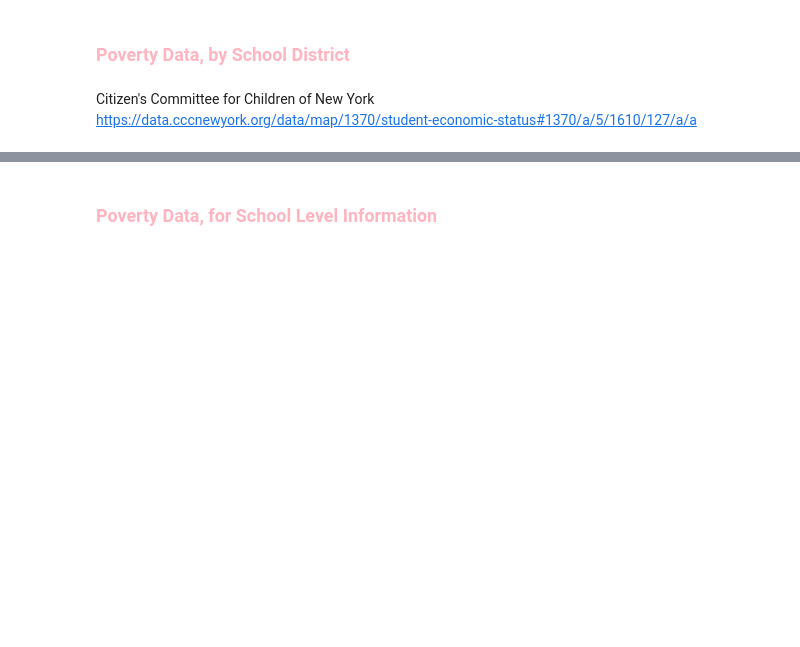
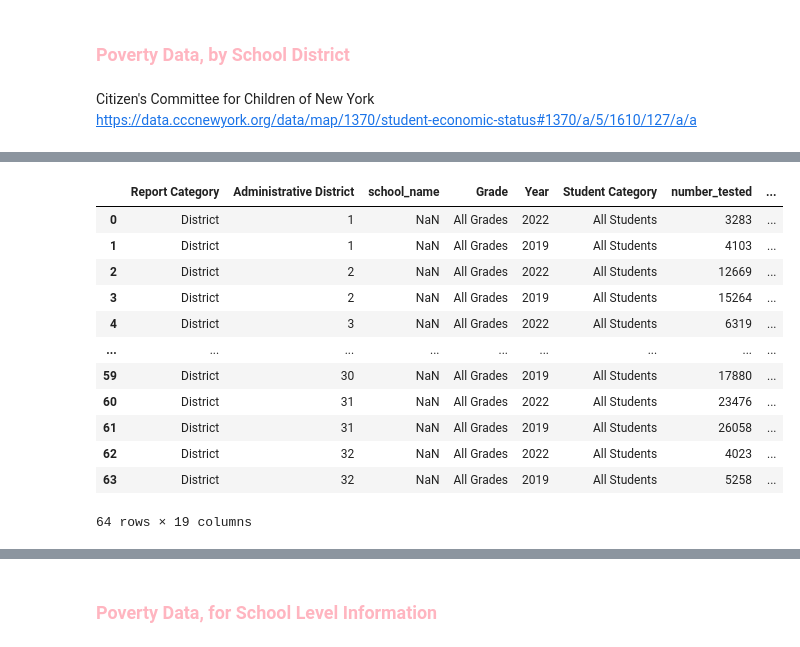
Before and after one commit to madisonajones/Master-s-Project, a Jupyter notebook: EDA_2.ipynb, the cells around one changed output, grey strips where cells are left out. Cells and saved outputs as stored; diff of their text form; code cells hidden in the pictures; blank space fills up the shorter version.

```diff
--- a/EDA_2.ipynb
+++ b/EDA_2.ipynb
@@ -160,0 +210,59 @@ See the caveats in the documentation: https://pandas.pydata.org/pandas-docs/stab
+# %%
+# Diagnostics: why merge produced empty '% Poverty' values
+print('--- DIAGNOSTICS: Administrative District dtypes and samples ---')
+left = district_level_data['Administrative District'].astype(str).str.strip()
+right = district_poverty_filtered['Administrative District'].astype(str).str.strip()
+print('left dtype:', left.dtype, 'right dtype:', right.dtype)
+print('left sample:', left.unique()[:20])
+print('right sample:', right.unique()[:20])
+s1 = set(left.unique())
+s2 = set(right.unique())
+print('common keys count:', len(s1 & s2))
+print('examples left-not-right:', list(s1 - s2)[:10])
+
+# Normalize common issues: whitespace, 'SD' prefix, trailing .0 from floats, and 'District' words
+district_level_data['Administrative District'] = (
+    district_level_data['Administrative District']
+    .astype(str).str.strip()
+    .str.replace(r'(^SD|District\s*)', '', regex=True)
+    .str.replace(r'\.0$', '', regex=True)
+)
+district_poverty_filtered['Administrative District'] = (
+    district_poverty_filtered['Administrative District']
+    .astype(str).str.strip()
+    .str.replace(r'(^SD|District\s*)', '', regex=True)
+    .str.replace(r'\.0$', '', regex=True)
+)
+# Coerce purely-numeric-looking strings to canonical integer-like strings (e.g., '1.0' -> '1')
+def _norm_num(x):
+    try:
+        return str(int(float(x)))
+    except Exception:
+        return x
+district_level_data['Administrative District'] = district_level_data['Administrative District'].apply(_norm_num)
+district_poverty_filtered['Administrative District'] = district_poverty_filtered['Administrative District'].apply(_norm_num)
+
+# Re-run merge after normalization
+merged_district = district_level_data.merge(
+    district_poverty_filtered[['Administrative District', '% Poverty']],
+    on='Administrative District',
+    how='left'
+)
+print('merge complete; fraction missing % Poverty:', merged_district['% Poverty'].isna().mean())
+print('examples unmatched keys (first 20):', merged_district[merged_district['% Poverty'].isna()]['Administrative District'].unique()[:20])
+# %%
+merged_district
+# %% [output]
+|  | Report Category | Administrative District | school_name | Grade | Year | Student Category | number_tested | ... |
+| 0 | District | 1 | NaN | All Grades | 2022 | All Students | 3283 | ... |
+| 1 | District | 1 | NaN | All Grades | 2019 | All Students | 4103 | ... |
+| 2 | District | 2 | NaN | All Grades | 2022 | All Students | 12669 | ... |
+| 3 | District | 2 | NaN | All Grades | 2019 | All Students | 15264 | ... |
+| 4 | District | 3 | NaN | All Grades | 2022 | All Students | 6319 | ... |
+| ... | ... | ... | ... | ... | ... | ... | ... | ... |
+| 59 | District | 30 | NaN | All Grades | 2019 | All Students | 17880 | ... |
+| 60 | District | 31 | NaN | All Grades | 2022 | All Students | 23476 | ... |
+| 61 | District | 31 | NaN | All Grades | 2019 | All Students | 26058 | ... |
+| 62 | District | 32 | NaN | All Grades | 2022 | All Students | 4023 | ... |
+| 63 | District | 32 | NaN | All Grades | 2019 | All Students | 5258 | ... |
+64 rows × 19 columns
```
Also changed, not shown: parts of 16 cells of this notebook.
